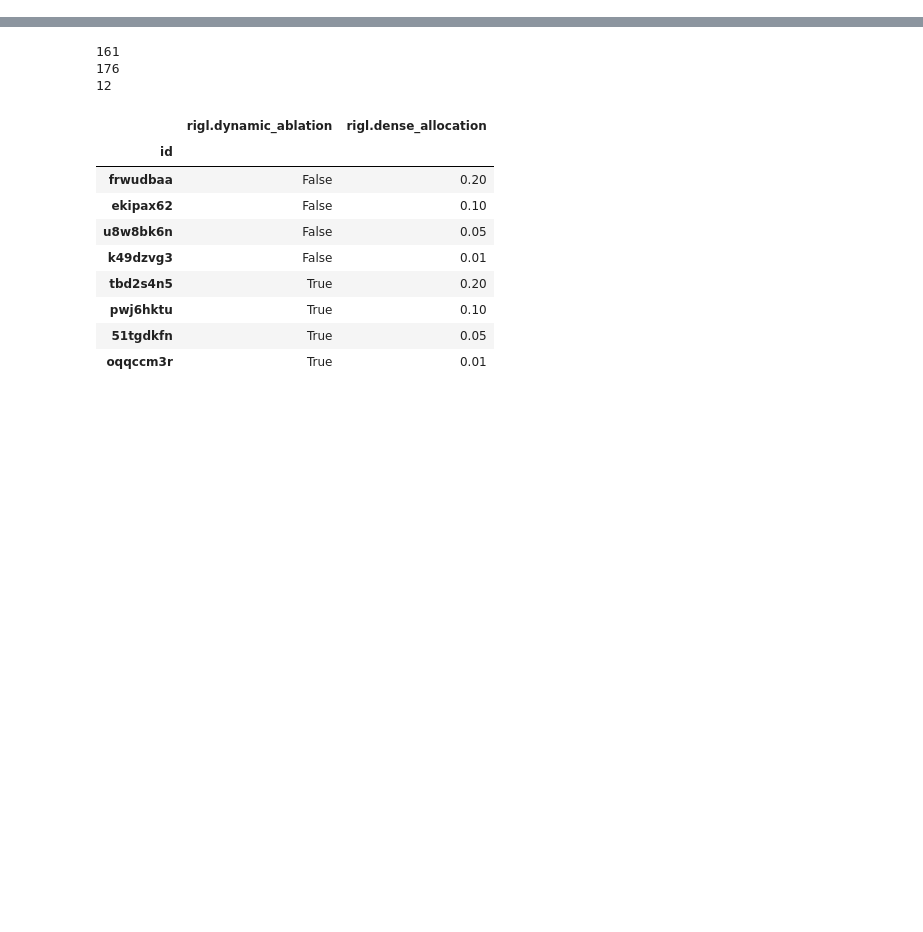
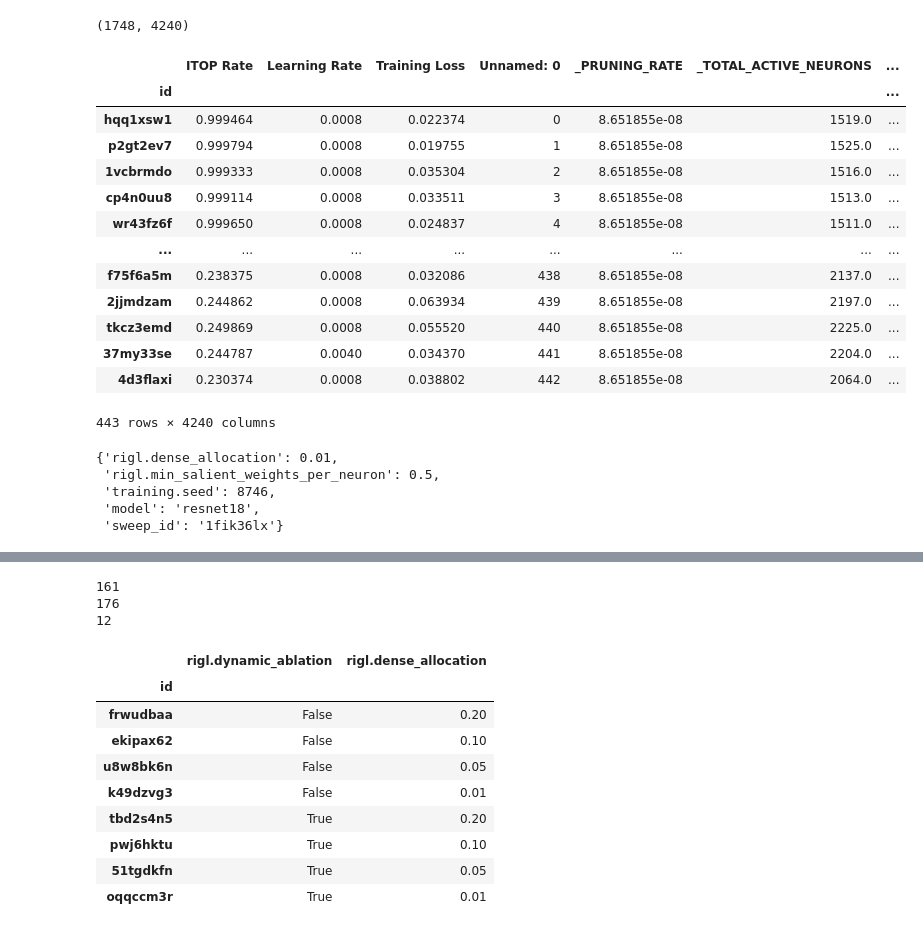
Before and after one commit to calgaryml/condensed-sparsity, a Jupyter notebook: notebooks/final_results.ipynb, the cells around one changed output, grey strips where cells are left out. Drawn from its saved outputs; the diff is of its cells as text; code cells hidden in the pictures; blank space fills up the shorter version.

Commit message:
missing sweep setup

```diff
--- a/notebooks/final_results.ipynb
+++ b/notebooks/final_results.ipynb
@@ -45,0 +46,22 @@ df = pd.read_csv("../processed_results.csv", index_col="id")
+# %%
+df = pd.read_csv("../processed_results.csv", index_col="id")
+df.shape
+# %% [output]
+(1748, 4240)
+# %%
+df.loc[df["sweep_id"]=="1fik36lx"]
+# %% [output]
+|  | ITOP Rate | Learning Rate | Training Loss | Unnamed: 0 | _PRUNING_RATE | _TOTAL_ACTIVE_NEURONS | ... |
+| id |  |  |  |  |  |  | ... |
+| hqq1xsw1 | 0.999464 | 0.0008 | 0.022374 | 0 | 8.651855e-08 | 1519.0 | ... |
+| p2gt2ev7 | 0.999794 | 0.0008 | 0.019755 | 1 | 8.651855e-08 | 1525.0 | ... |
+| 1vcbrmdo | 0.999333 | 0.0008 | 0.035304 | 2 | 8.651855e-08 | 1516.0 | ... |
+| cp4n0uu8 | 0.999114 | 0.0008 | 0.033511 | 3 | 8.651855e-08 | 1513.0 | ... |
+| wr43fz6f | 0.999650 | 0.0008 | 0.024837 | 4 | 8.651855e-08 | 1511.0 | ... |
+| ... | ... | ... | ... | ... | ... | ... | ... |
+| f75f6a5m | 0.238375 | 0.0008 | 0.032086 | 438 | 8.651855e-08 | 2137.0 | ... |
+| 2jjmdzam | 0.244862 | 0.0008 | 0.063934 | 439 | 8.651855e-08 | 2197.0 | ... |
+| tkcz3emd | 0.249869 | 0.0008 | 0.055520 | 440 | 8.651855e-08 | 2225.0 | ... |
+| 37my33se | 0.244787 | 0.0040 | 0.034370 | 441 | 8.651855e-08 | 2204.0 | ... |
+| 4d3flaxi | 0.230374 | 0.0008 | 0.038802 | 442 | 8.651855e-08 | 2064.0 | ... |
+443 rows × 4240 columns
@@ -45,0 +135,8 @@ df = pd.read_csv("../processed_results.csv", index_col="id")
+# %%
+df_slice[0]
+# %% [output]
+{'rigl.dense_allocation': 0.01,
+ 'rigl.min_salient_weights_per_neuron': 0.5,
+ 'training.seed': 8746,
+ 'model': 'resnet18',
+ 'sweep_id': '1fik36lx'}
```
Also changed, not shown: parts of 8 cells of this notebook, 3 other files.
